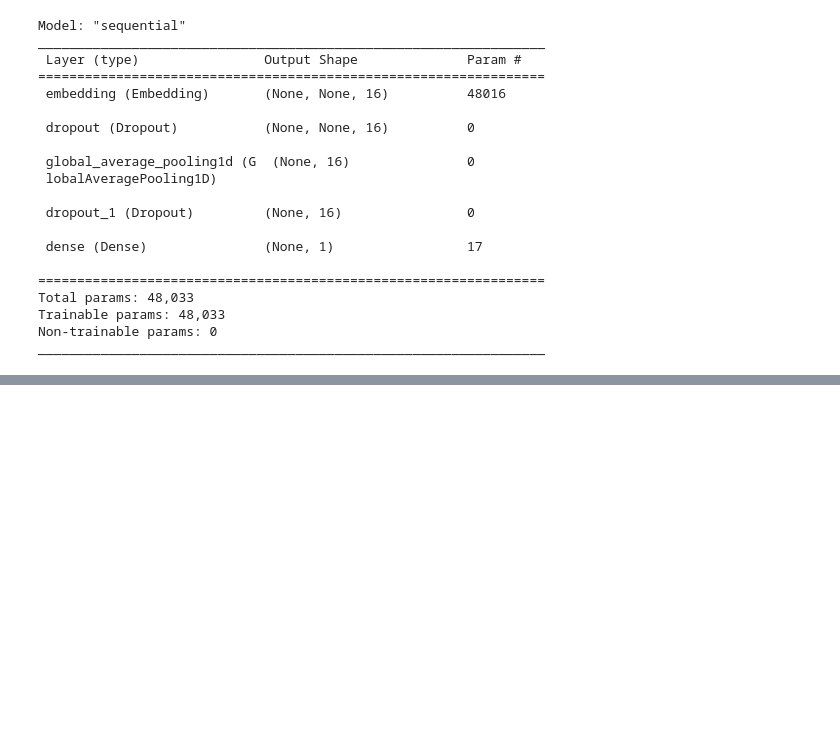
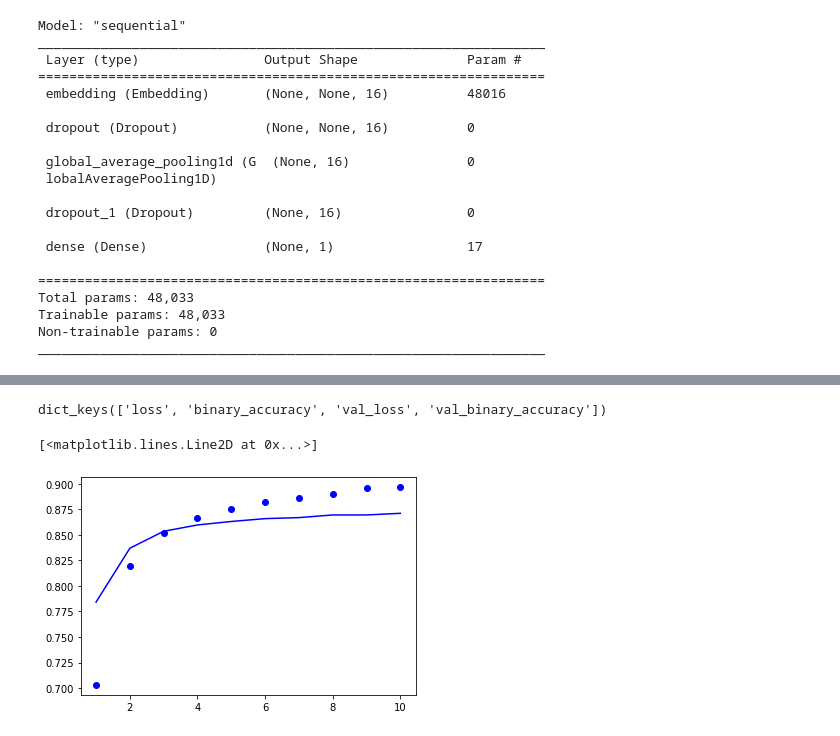
Before and after one commit to kaushikabhishek87/Kaggle_datascience, a Jupyter notebook: Basic_text_classification.ipynb, the cells around one changed output, grey strips where cells are left out. Saved outputs shown, nothing was run; the diff lists cells and outputs as text; code cells hidden in the pictures; blank space fills up the shorter version.

```diff
--- a/Basic_text_classification.ipynb
+++ b/Basic_text_classification.ipynb
@@ -272,0 +273,18 @@ loss, accuracy
+# %%
+history_dict = history.history
+history_dict.keys()
+# %% [output]
+dict_keys(['loss', 'binary_accuracy', 'val_loss', 'val_binary_accuracy'])
+# %%
+acc = history_dict['binary_accuracy']
+val_acc = history_dict['val_binary_accuracy']
+loss = history_dict['binary_accuracy']
+val_loss = history_dict['val_binary_accuracy']
+# %%
+epochs = range(1, len(acc)+1)
+# %%
+plt.plot(epochs, acc, 'bo', label='training_loss')
+plt.plot(epochs, val_acc, 'b', label='validation_loss')
+# %% [output]
+[<matplotlib.lines.Line2D at 0x...>]
+[figure, added]
```
Also changed, not shown: parts of 3 cells of this notebook.
